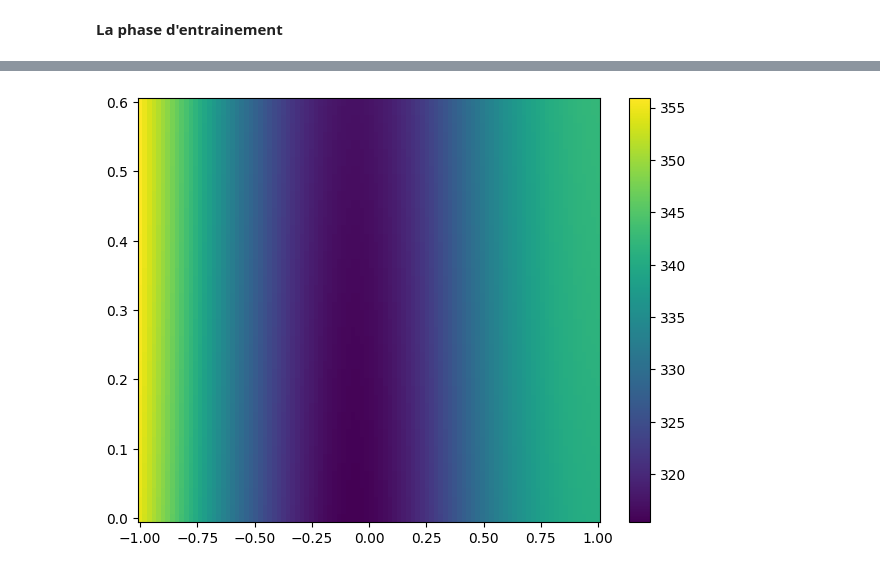
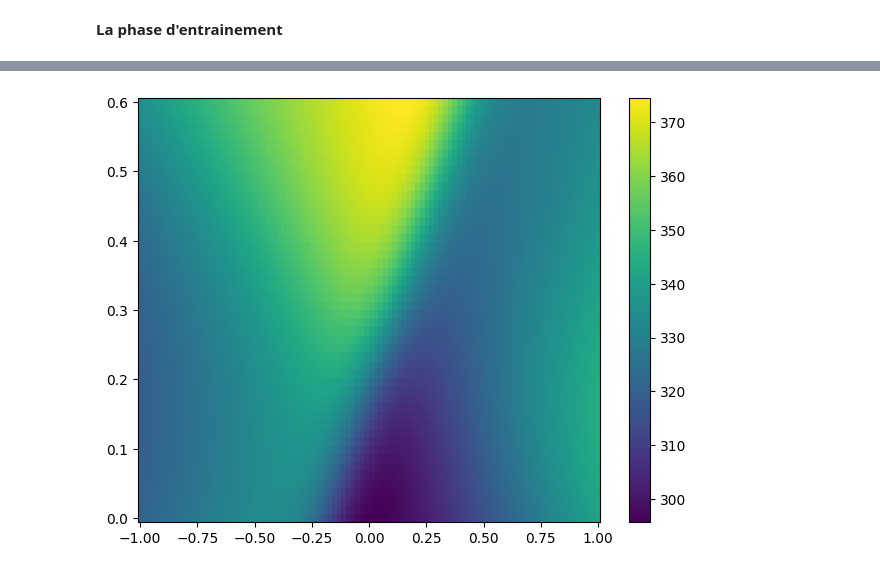
Before and after one commit to Mintche/Internship-PINNs, a Jupyter notebook: 2D Wave Guide/WaveGuide_PINN_trird.ipynb, the cells around one changed output, grey strips where cells are left out. Saved outputs shown, nothing was run; the diff lists cells and outputs as text; code cells hidden in the pictures.

```diff
--- a/2D Wave Guide/WaveGuide_PINN_trird.ipynb
+++ b/2D Wave Guide/WaveGuide_PINN_trird.ipynb
@@ -85,7 +85,7 @@ y_gauss_legendre, w_gauss_legendre = np.polynomial.legendre.leggauss(n_gauss_leg
 
 n_input = 2
 n_layers_uv = [2*m, 64, 64, 64, 64, 2]
-n_layers_m = [n_input, 64, 64, 1]
+n_layers_m = [n_input, 128, 64, 1]
 
 #Xavier init
 
@@ -110,6 +110,7 @@ def init_layers_uv(key, n_layers, f_val, mode_val):
 key, subkey_m = jax.random.split(key)
 layers_m = init_layers(subkey_m, n_layers_m)
 layers_m[-1]["b"] = -jnp.log(27.0 / 5.0)
+layers_m[-1]["W"] /= 10.0
 
 params_uv = {}
 
@@ -229,18 +230,14 @@ def loss_fn(params_uv, layers_m, x, y, f, target_u_left, target_u_right, y_bnd_l
     #data + TV
     if is_warmup:
         data_loss = 0.0
-        TV_loss = 0.0
     else:
         vmap_uv_y = jax.vmap(uv, (None,0))
         data_loss = jnp.mean((vmap_uv_y(-1.0,y_bnd_left) - target_u_left)**2)+jnp.mean((vmap_uv_y(1.0,y_bnd_right) - target_u_right)**2)
-        vmap_m_x = jax.vmap(m_x, (0,0))
-        vmap_m_y = jax.vmap(m_y, (0,0))
-        TV_loss = jnp.mean(jnp.sqrt(c0**2*vmap_m_x(x,y)**2 + c0**2*vmap_m_y(x,y)**2 + 10**-8))
 
 
-    total_loss = weights[0]*pde_loss + weights[1]*bc_loss + weights[2]*data_loss + weights[3]*TV_loss
+    total_loss = weights[0]*pde_loss + weights[1]*bc_loss + weights[2]*data_loss
 
-    return total_loss, (pde_loss, bc_loss, data_loss, TV_loss)
+    return total_loss, (pde_loss, bc_loss, data_loss)
 # %% [markdown]
 **Le training**
 # %%
@@ -531,14 +568,12 @@ eval_interval = 200
 switch_threshold = 1e-5
 switch_window = 10
 
-max_steps_adam_phase1 = 10001
-max_steps_lbfgs_phase1 = 601
-max_steps_adam_phase2 = 50001
-max_steps_lbfgs_phase2 = 601
+max_steps_adam_phase1 = 20001
+max_steps_lbfgs_phase1 = 1201
+max_steps_adam_phase2 = 100001
+max_steps_lbfgs_phase2 = 1201
 
-freq = np.array([300.0,800.0,1300.0])
-
-#freq = np.array([50.0,100.0,300.0,500.0,700.0,1200.0])
+freq = np.array([300.0])
 
 key, subkey = jax.random.split(key)
 params_uv, layers_m, key, loss_forward, loss_inverse = train(
@@ -661,16 +691,16 @@ plt.show()
 # %%
 def c(x,y):
     return 1/jnp.sqrt(forward_params(layers_m, jnp.array([x, y])))
 
 x = np.linspace(-1,1,100)
 y = np.linspace(0,0.6,50)
 
 c_grid = jax.vmap(jax.vmap(c, in_axes=(0, None)), in_axes=(None, 0))(x,2*y/H-1)
 
-plt.pcolormesh(x, y, c_grid)
+plt.pcolormesh(x, y, c_grid, rasterized=True)
 plt.colorbar()
 plt.tight_layout()
 plt.savefig('fig/2D_Wave_guide_c_map_third.pdf')
 plt.show()
 # %% [output]
-[figure, old version]
+[figure, new version]
```
Also changed, not shown: parts of 5 cells of this notebook, 10 other files.
